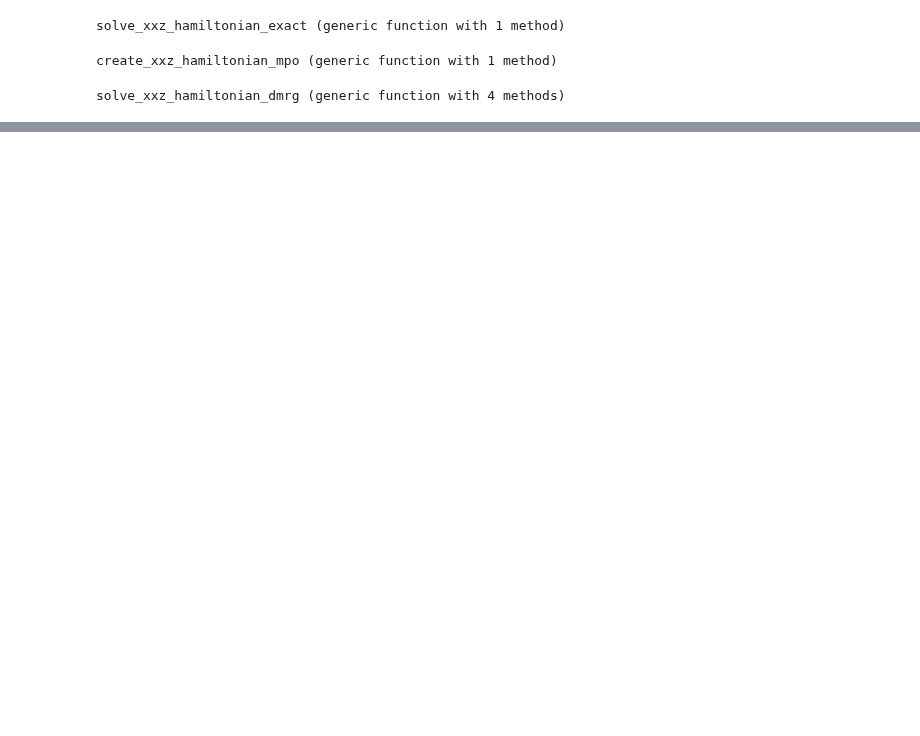
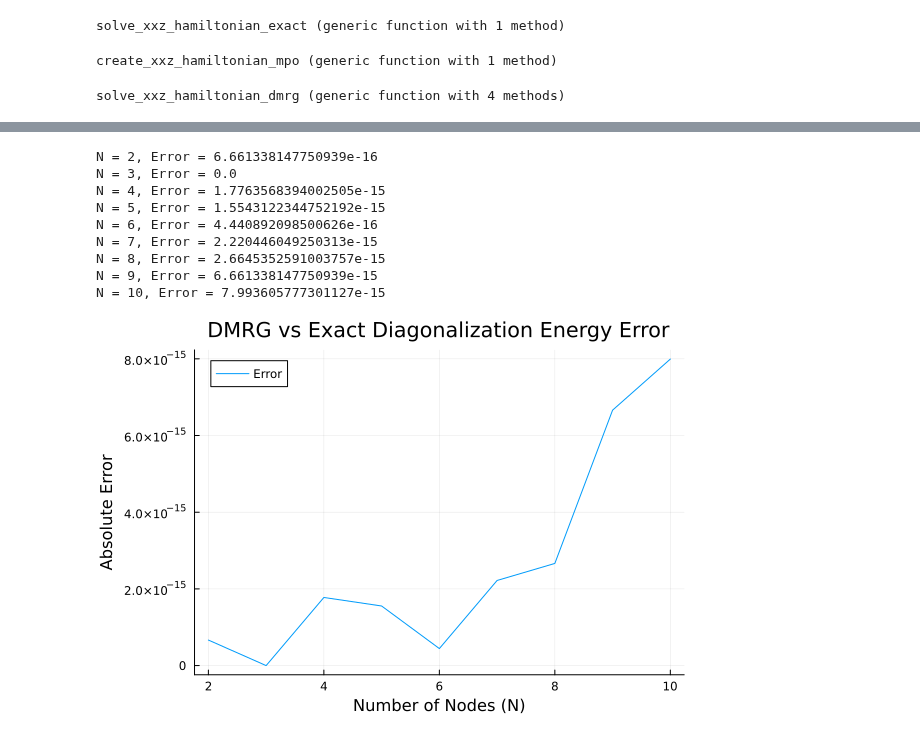
Before and after one commit to jamesnrolfe/MSci-Project, a Jupyter notebook: DMRG_ED_Overlap.ipynb, the cells around one changed output, grey strips where cells are left out. Drawn from its saved outputs; the diff is of its cells as text; code cells hidden in the pictures; blank space fills up the shorter version.

Commit message:
fidelity graph

```diff
--- a/DMRG_ED_Overlap.ipynb
+++ b/DMRG_ED_Overlap.ipynb
@@ -212,0 +205,63 @@ DMRG is 4.827262957430605 times faster than exact diagonalisation for N=10
+# %%
+function run_and_plot_error_analysis(N_max::Int, Χ::Int, J::Float64, Δ::Float64, sweeps::Int)
+
+    N_values = Int[]
+    errors = Float64[]
+
+
+    for N in 2:N_max
+        try
+            adj_mat = adj_mat_ent(N)
+
+            ψ0, sites = create_MPS(N, Χ; conserve_qns=false)
+            H_mpo = create_xxz_hamiltonian_mpo(N, adj_mat, J, Δ, sites)
+            E_dmrg, _ = solve_xxz_hamiltonian_dmrg(H_mpo, ψ0, sweeps, Χ)
+
+            H_exact = create_xxz_hamiltonian_exact(N, adj_mat, J, Δ)
+            _, E_exact, _ = solve_xxz_hamiltonian_exact(H_exact)
+
+            error = abs(E_dmrg - E_exact)
+            push!(N_values, N)
+            push!(errors, error)
+
+            println("N = $N, Error = $error")
+
+        catch e
+            println("An error occurred at N = $N: $e")
+            println("Stopping analysis. This may be due to memory limits for ED.")
+            break # Exit the loop if an error occurs (e.g., OutOfMemoryError)
+        end
+    end
+
+    return N_values, errors
+end
+
+N = 10        # Number of nodes
+Χ = 100      # Bond dimension
+J = 1.0      # Coupling constant
+Δ = 1.5      # Anisotropy parameter
+sweeps = 10  # Number of DMRG sweeps
+
+N_values, errors = run_and_plot_error_analysis(N, Χ, J, Δ, sweeps);
+
+display(plot(N_values, errors,
+    title="DMRG vs Exact Diagonalization Energy Error",
+    xlabel="Number of Nodes (N)",
+    ylabel="Absolute Error",
+    label="Error",
+    # marker=:circle,
+    # yaxis=:log10,
+    # legend=:topleft,
+    # xticks=1:N
+))
+# %% [output]
+N = 2, Error = 6.661338147750939e-16
+N = 3, Error = 0.0
+N = 4, Error = 1.7763568394002505e-15
+N = 5, Error = 1.5543122344752192e-15
+N = 6, Error = 4.440892098500626e-16
+N = 7, Error = 2.220446049250313e-15
+N = 8, Error = 2.6645352591003757e-15
+N = 9, Error = 6.661338147750939e-15
+N = 10, Error = 7.993605777301127e-15
+[figure, added]
```
Also changed, not shown: parts of 3 cells of this notebook.
